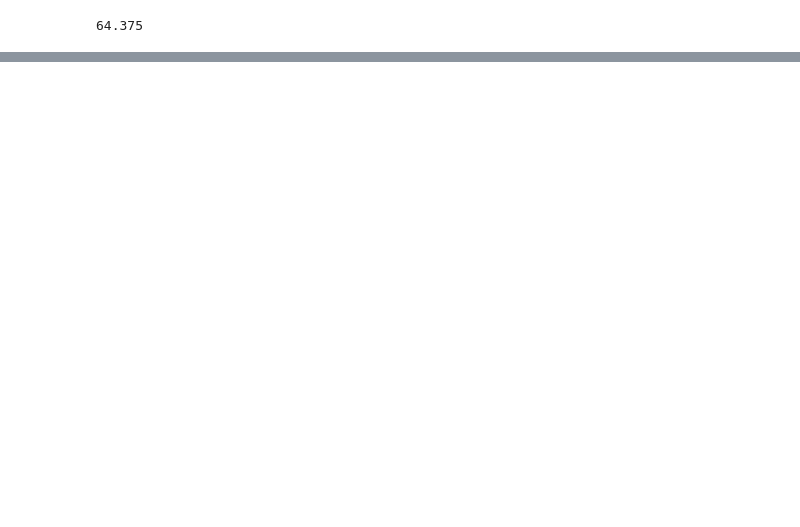
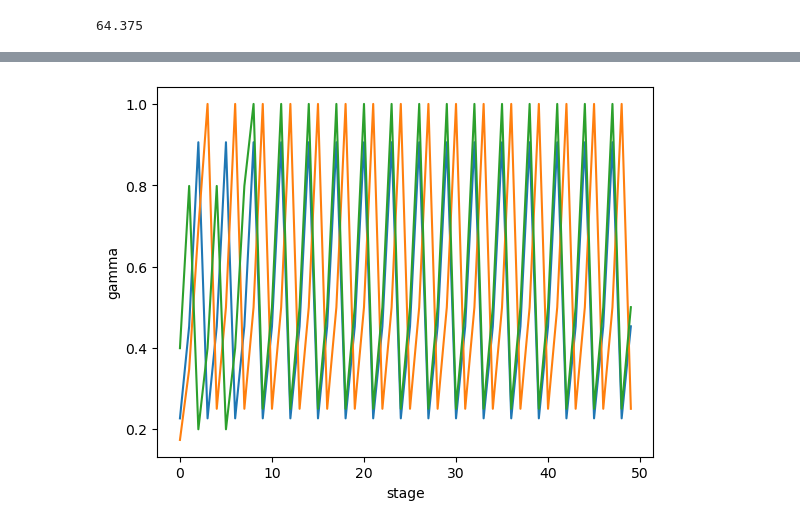
Before and after one commit to nikxk/coss-project, a Jupyter notebook: code/simult_play/network_play.ipynb, the cells around one changed output, grey strips where cells are left out. Cells and saved outputs as stored; diff of their text form; code cells hidden in the pictures; blank space fills up the shorter version.

```diff
--- a/code/simult_play/network_play.ipynb
+++ b/code/simult_play/network_play.ipynb
@@ -285,0 +346,9 @@ with open('record_road_unscaled.csv', 'w', newline='') as f:
+# %%
+g = np.array([[stage[3][i][0] for stage in game.run_history] for i in [0,1,3]])
+# plot n_iter as a function of stage
+plt.plot(g.transpose())
+plt.xlabel('stage')
+plt.ylabel('gamma')
+plt.show()
+# %% [output]
+[figure, added]
```
Also changed, not shown: parts of 13 cells of this notebook, 1 other file.
